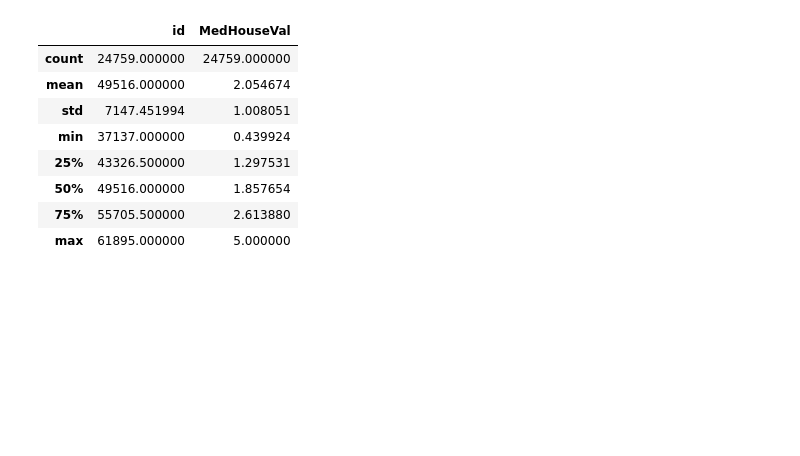
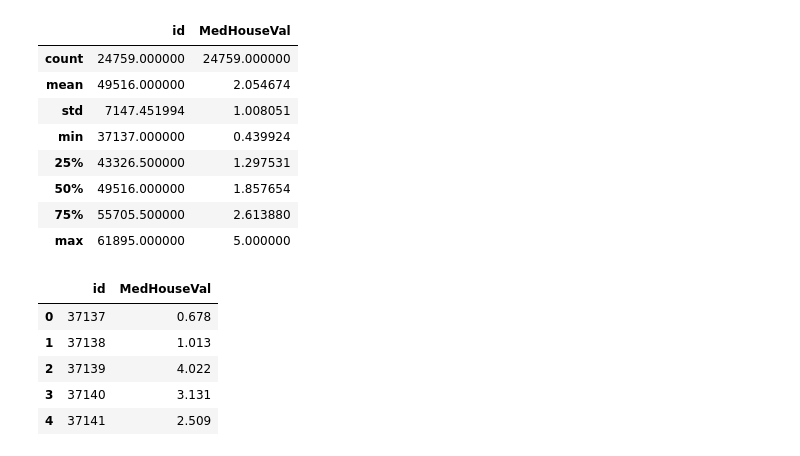
Before and after one commit to Analytics-Data-Science-and-Tech/Analytics_Data_Science, a Jupyter notebook: Tabular-Playground-Series/Tabular-Playground-Jan-2023/Ep1/Feature_Engineering.ipynb, the cells around one changed output. Drawn from its saved outputs; the diff is of its cells as text; code cells hidden in the pictures; blank space fills up the shorter version.

```diff
--- a/Tabular-Playground-Series/Tabular-Playground-Jan-2023/Ep1/Feature_Engineering.ipynb
+++ b/Tabular-Playground-Series/Tabular-Playground-Jan-2023/Ep1/Feature_Engineering.ipynb
@@ -509,0 +517,10 @@ sub_out.to_csv('sub_out.csv', index = False)
+# %%
+blend = pd.read_csv('blend_submission_final.csv')
+blend.head()
+# %% [output]
+|  | id | MedHouseVal |
+| 0 | 37137 | 0.678 |
+| 1 | 37138 | 1.013 |
+| 2 | 37139 | 4.022 |
+| 3 | 37140 | 3.131 |
+| 4 | 37141 | 2.509 |
```
Also changed, not shown: parts of 12 cells of this notebook.
